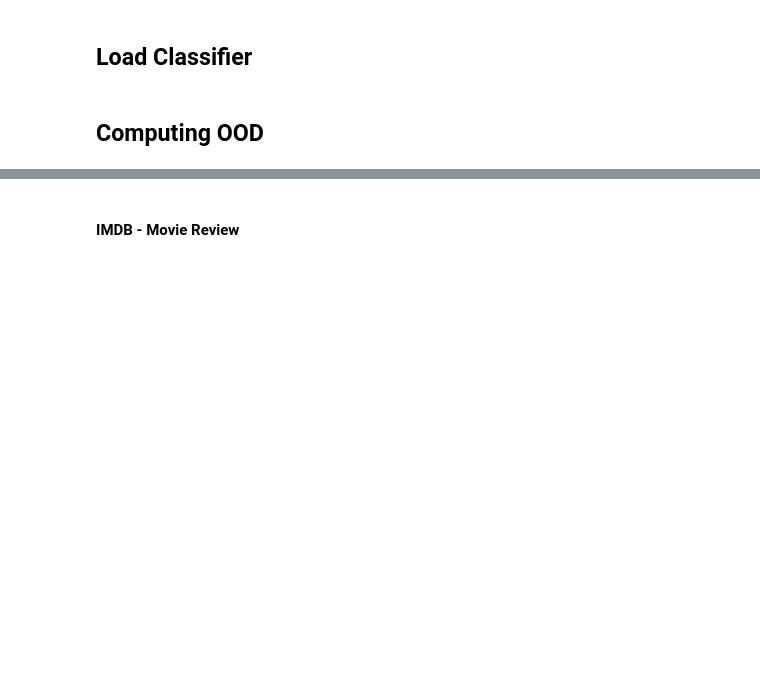
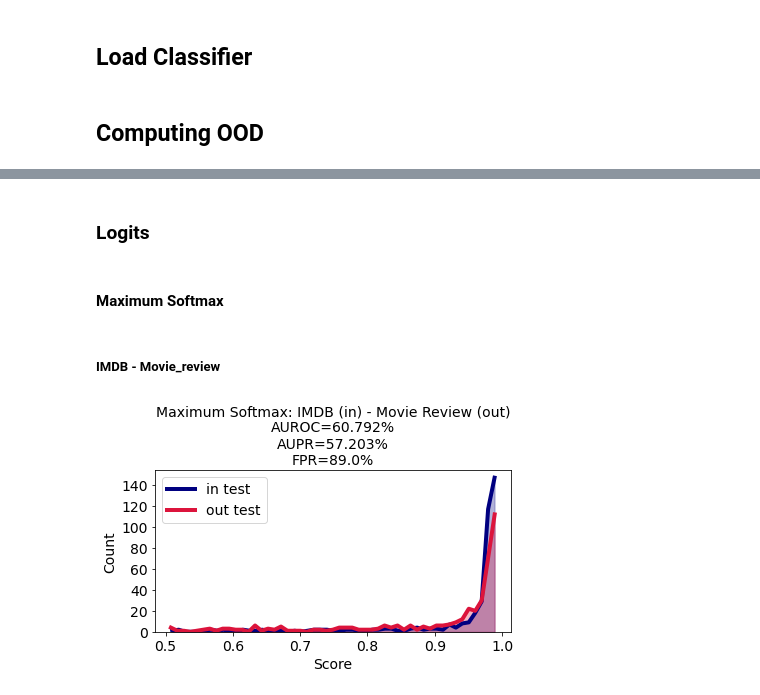
Before and after one commit to Julien2048/NLP_Project_OOD, a Jupyter notebook: Notebooks/get_metric_ood.ipynb, the cells around one changed output, grey strips where cells are left out. Cells and saved outputs as stored; diff of their text form; code cells hidden in the pictures; blank space fills up the shorter version.

```diff
--- a/Notebooks/get_metric_ood.ipynb
+++ b/Notebooks/get_metric_ood.ipynb
@@ -225,2 +78,0 @@ AUROC : 91.77 %
-# %% [markdown]
-#### IMDB - Movie Review
@@ -236,0 +79,17 @@ results_imdb_mr()
+# %% [markdown]
+### Logits
+# %% [markdown]
+#### Maximum Softmax
+# %% [markdown]
+##### IMDB - Movie_review
+# %%
+softmax_imdb_mr = MaxSoftmax(
+    imdb_logits_test,
+    movie_review_logits_test,
+)
+onehots_imdb_mr, scores_imdb_mr = softmax_imdb_mr()
+results_imdb_mr = ResultsOOD(onehots_imdb_mr, scores_imdb_mr, add_to_title="Maximum Softmax: IMDB (in) - Movie Review (out)", plot_several=True)
+results_imdb_mr()
+softmax_imdb_mr_auroc, softmax_imdb_mr_aupr, softmax_imdb_mr_frp = results_imdb_mr.auroc, results_imdb_mr.aupr, results_imdb_mr.fpr
+# %% [output]
+[figure, added]
```
Also changed, not shown: parts of 70 cells of this notebook.
